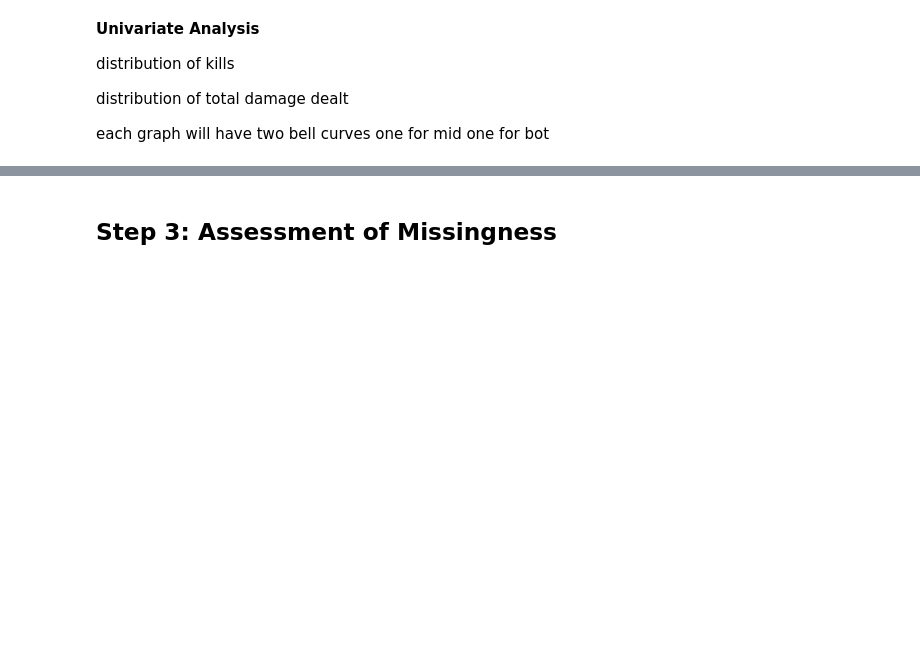
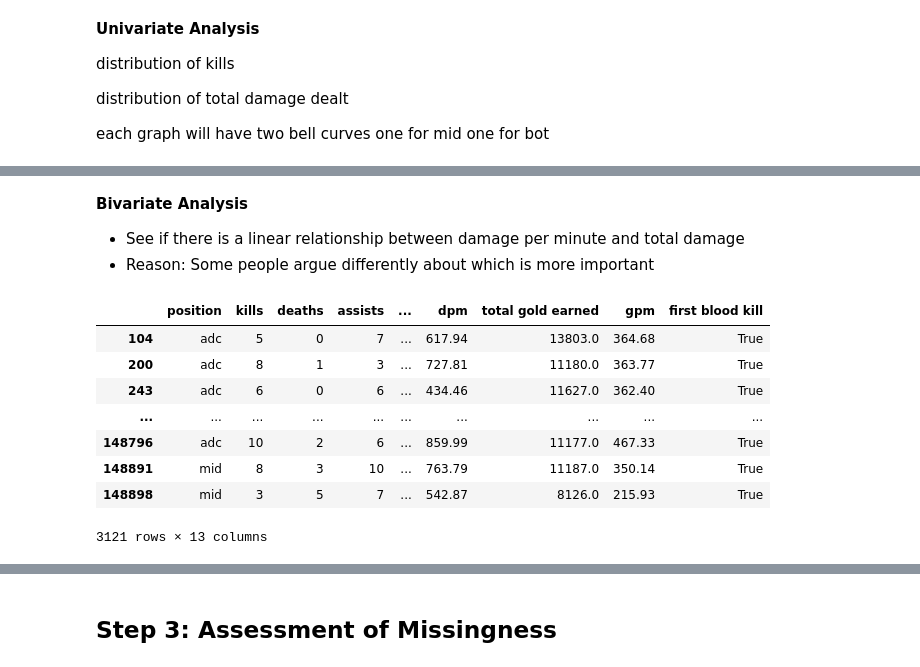
Before and after one commit to skvillamin/league-predictions, a Jupyter notebook: template.ipynb, the cells around one changed output, grey strips where cells are left out. Drawn from its saved outputs; the diff is of its cells as text; code cells hidden in the pictures; blank space fills up the shorter version.

```diff
--- a/template.ipynb
+++ b/template.ipynb
@@ -101,0 +148,17 @@ ValueError: setting an array element with a sequence.
+# %% [markdown]
+**Bivariate Analysis**
+- See if there is a linear relationship between damage per minute and total damage
+- Reason: Some people argue differently about which is more important
+# %%
+league["first blood kill"] = league["first blood kill"].astype(bool)
+league[league['first blood kill'] == True]
+# %% [output]
+|  | position | kills | deaths | assists | ... | dpm | total gold earned | gpm | first blood kill |
+| 104 | adc | 5 | 0 | 7 | ... | 617.94 | 13803.0 | 364.68 | True |
+| 200 | adc | 8 | 1 | 3 | ... | 727.81 | 11180.0 | 363.77 | True |
+| 243 | adc | 6 | 0 | 6 | ... | 434.46 | 11627.0 | 362.40 | True |
+| ... | ... | ... | ... | ... | ... | ... | ... | ... | ... |
+| 148796 | adc | 10 | 2 | 6 | ... | 859.99 | 11177.0 | 467.33 | True |
+| 148891 | mid | 8 | 3 | 10 | ... | 763.79 | 11187.0 | 350.14 | True |
+| 148898 | mid | 3 | 5 | 7 | ... | 542.87 | 8126.0 | 215.93 | True |
+3121 rows × 13 columns
```
Also changed, not shown: parts of 8 cells of this notebook.
